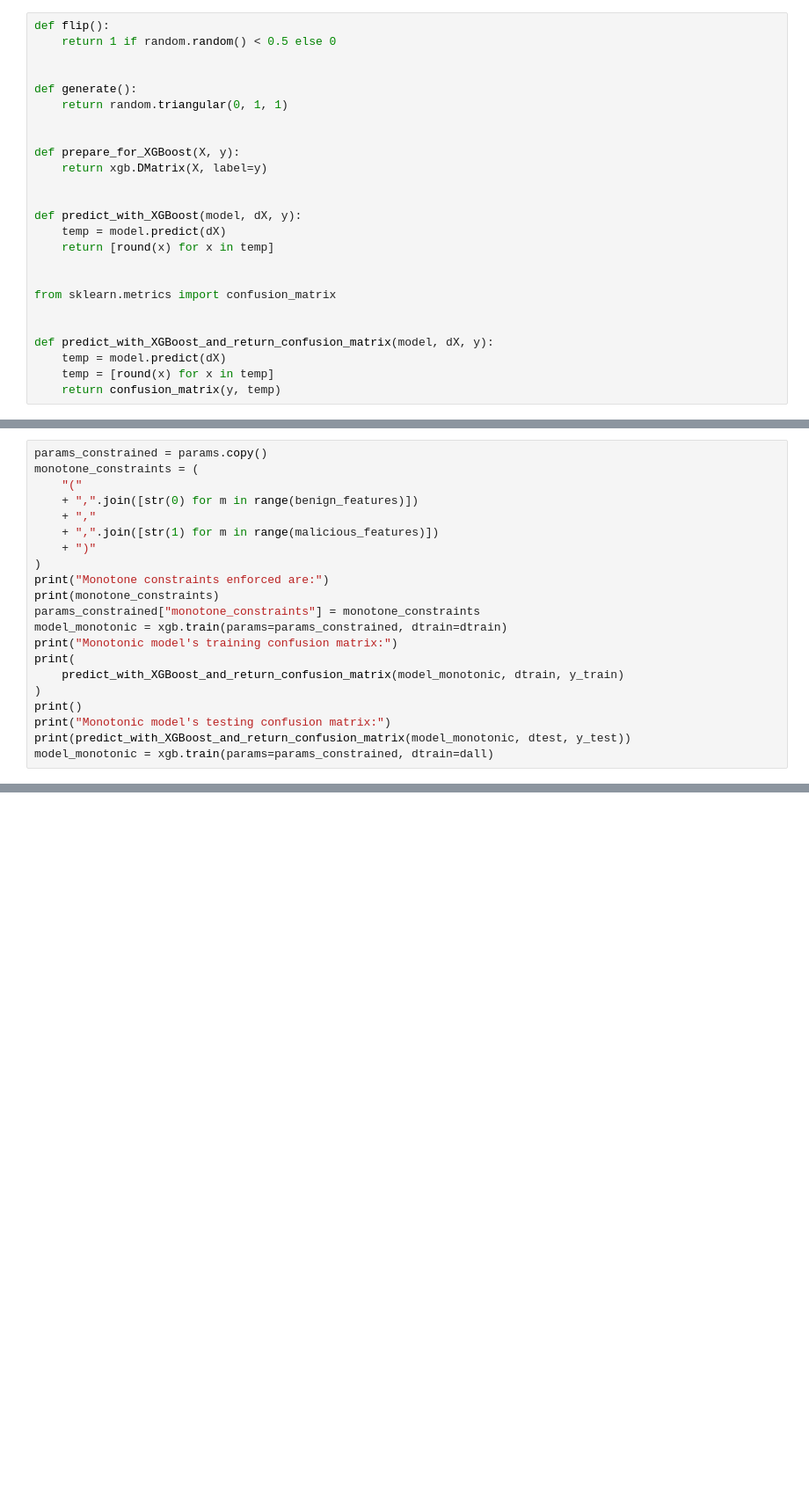
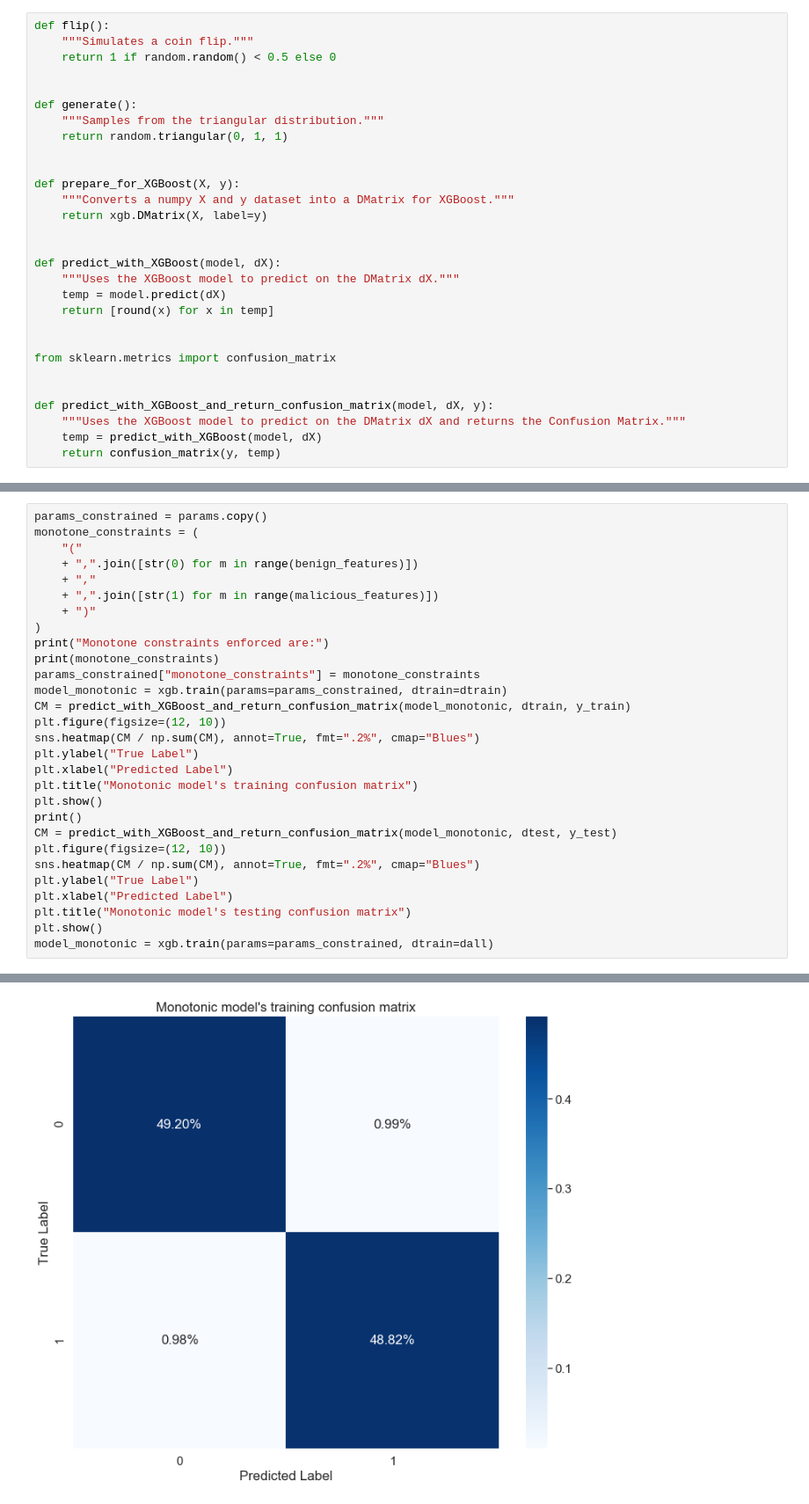
Before and after one commit to emmanueltsukerman/Monotonic-XGBoost-Demo, a Jupyter notebook: Monotonic XGBoost.ipynb, the cells around one changed output, grey strips where cells are left out. Shown at 88% size. Drawn from its saved outputs; the diff is of its cells as text; blank space fills up the shorter version.

```diff
--- a/Monotonic XGBoost.ipynb
+++ b/Monotonic XGBoost.ipynb
@@ -9,18 +9,22 @@ import numpy
 [interactive output not drawn]
 # %%
 def flip():
+    """Simulates a coin flip."""
     return 1 if random.random() < 0.5 else 0
 
 
 def generate():
+    """Samples from the triangular distribution."""
     return random.triangular(0, 1, 1)
 
 
 def prepare_for_XGBoost(X, y):
+    """Converts a numpy X and y dataset into a DMatrix for XGBoost."""
     return xgb.DMatrix(X, label=y)
 
 
-def predict_with_XGBoost(model, dX, y):
+def predict_with_XGBoost(model, dX):
+    """Uses the XGBoost model to predict on the DMatrix dX."""
     temp = model.predict(dX)
     return [round(x) for x in temp]
 
@@ -29,8 +33,8 @@ from sklearn.metrics import confusion_matrix
 
 
 def predict_with_XGBoost_and_return_confusion_matrix(model, dX, y):
-    temp = model.predict(dX)
-    temp = [round(x) for x in temp]
+    """Uses the XGBoost model to predict on the DMatrix dX and returns the Confusion Matrix."""
+    temp = predict_with_XGBoost(model, dX)
     return confusion_matrix(y, temp)
 # %% [output]
 [interactive output not drawn]
@@ -151,13 +152,21 @@ print("Monotone constraints enforced are:")
 print(monotone_constraints)
 params_constrained["monotone_constraints"] = monotone_constraints
 model_monotonic = xgb.train(params=params_constrained, dtrain=dtrain)
-print("Monotonic model's training confusion matrix:")
-print(
-    predict_with_XGBoost_and_return_confusion_matrix(model_monotonic, dtrain, y_train)
-)
+CM = predict_with_XGBoost_and_return_confusion_matrix(model_monotonic, dtrain, y_train)
+plt.figure(figsize=(12, 10))
+sns.heatmap(CM / np.sum(CM), annot=True, fmt=".2%", cmap="Blues")
+plt.ylabel("True Label")
+plt.xlabel("Predicted Label")
+plt.title("Monotonic model's training confusion matrix")
+plt.show()
 print()
-print("Monotonic model's testing confusion matrix:")
-print(predict_with_XGBoost_and_return_confusion_matrix(model_monotonic, dtest, y_test))
+CM = predict_with_XGBoost_and_return_confusion_matrix(model_monotonic, dtest, y_test)
+plt.figure(figsize=(12, 10))
+sns.heatmap(CM / np.sum(CM), annot=True, fmt=".2%", cmap="Blues")
+plt.ylabel("True Label")
+plt.xlabel("Predicted Label")
+plt.title("Monotonic model's testing confusion matrix")
+plt.show()
 model_monotonic = xgb.train(params=params_constrained, dtrain=dall)
 # %% [output]
 Monotone constraints enforced are:
@@ -171,0 +174 @@ Monotonic model's testing confusion matrix:
+[figure, added]
```
Also changed, not shown: parts of 16 cells of this notebook.
